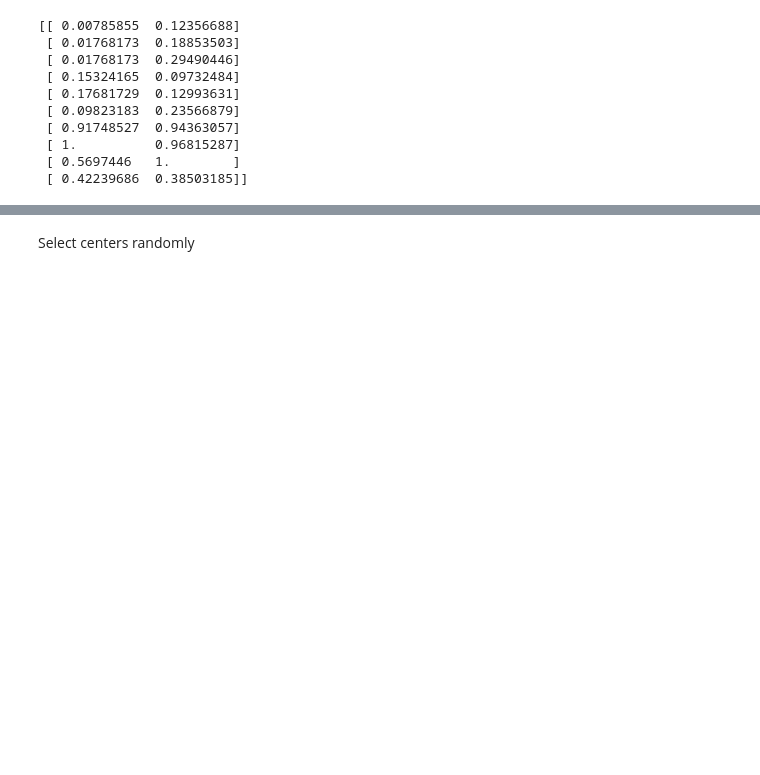
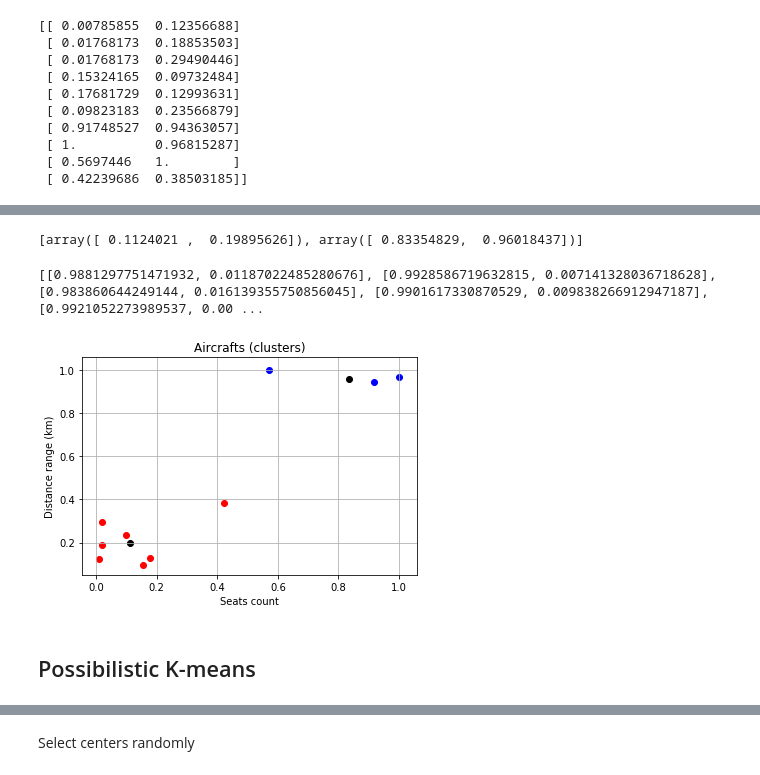
Before and after one commit to oziomek1/ML.2018, a Jupyter notebook: Homework_possibilistic_k-means.ipynb, the cells around one changed output, grey strips where cells are left out. Cells and saved outputs as stored; diff of their text form; code cells hidden in the pictures; blank space fills up the shorter version.

Commit message:
possibilistic k-means update

```diff
--- a/Homework_possibilistic_k-means.ipynb
+++ b/Homework_possibilistic_k-means.ipynb
@@ -44,5 +44,5 @@ plt.show()
 [figure]
 # %%
 data = np.array(X)
-X_normalized = data/data.max(0)
+X_norm = data/data.max(0)
 # %%
@@ -60,0 +63,22 @@ print(X_normalized)
+# %%
+centers = []
+groups = 2
+
+def select_centers():
+    global centers
+    global groups
+
+    counter = 0
+    while counter < groups:
+        centers.append((random.random(), random.random()))
+        counter += 1
+select_centers()
+# %%
+data_set = X_norm
+
+m = 2.0
+error_margin = 0.01
+
+assignation=np.zeros((len(X),groups))
+centers=[]
+select_centers()
@@ -61 +139,26 @@ print(X_normalized)
+# %%
+print(centers)
+# %% [output]
+[array([ 0.1124021 ,  0.19895626]), array([ 0.83354829,  0.96018437])]
+# %%
+print(assignation)
+# %% [output]
+[[0.9881297751471932, 0.01187022485280676], [0.9928586719632815, 0.007141328036718628], [0.983860644249144, 0.016139355750856045], [0.9901617330870529, 0.009838266912947187], [0.9921052273989537, 0.00 ...
+# %%
+red = X_norm[np.where(np.array(assignation)[:,0]>0.5)]
+blue = X_norm[np.where(np.array(assignation)[:,1]>0.5)]
+# %%
+fig, ax = plt.subplots()
+
+ax.scatter(blue[:,0],blue[:,1],c='blue')
+ax.scatter(red[:,0],red[:,1],c='red')
+ax.scatter(np.array(centers)[:,0],np.array(centers)[:,1],c='black')
+ax.set(xlabel='Seats count', ylabel='Distance range (km)',
+       title='Aircrafts (clusters)')
+ax.grid()
+plt.show()
+# %% [output]
+[figure, added]
+# %% [markdown]
+## Possibilistic K-means
 # %%
```
Also changed, not shown: parts of 23 cells of this notebook.
